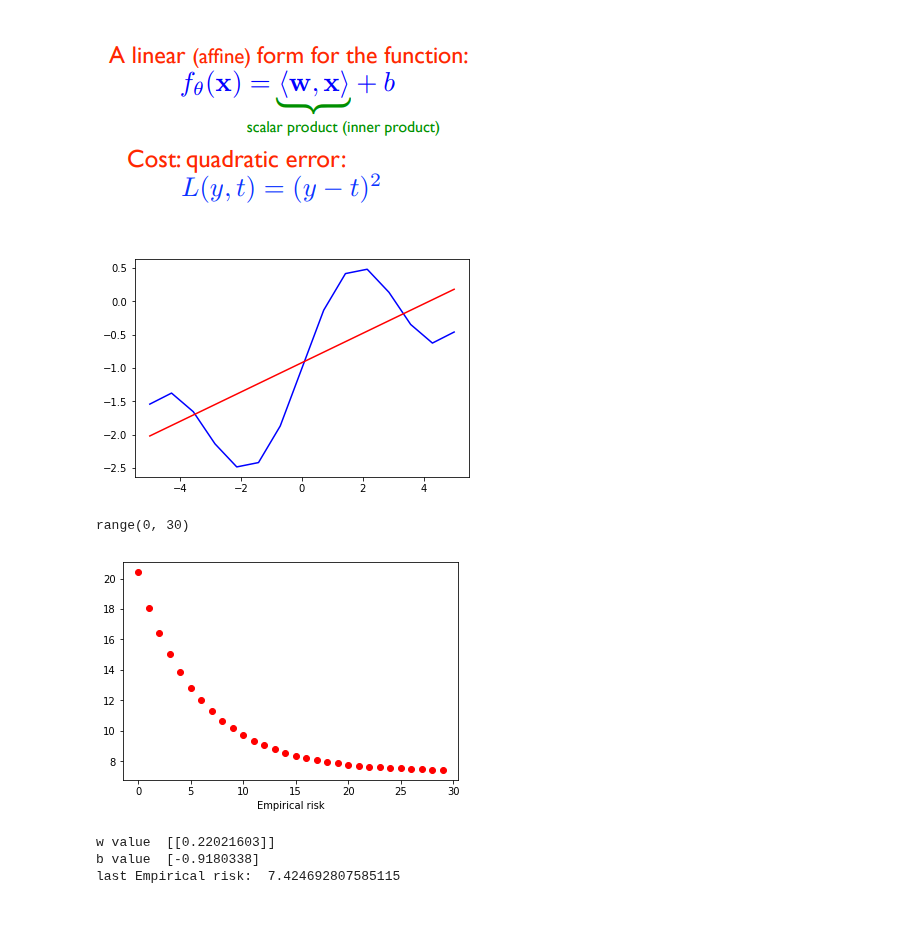
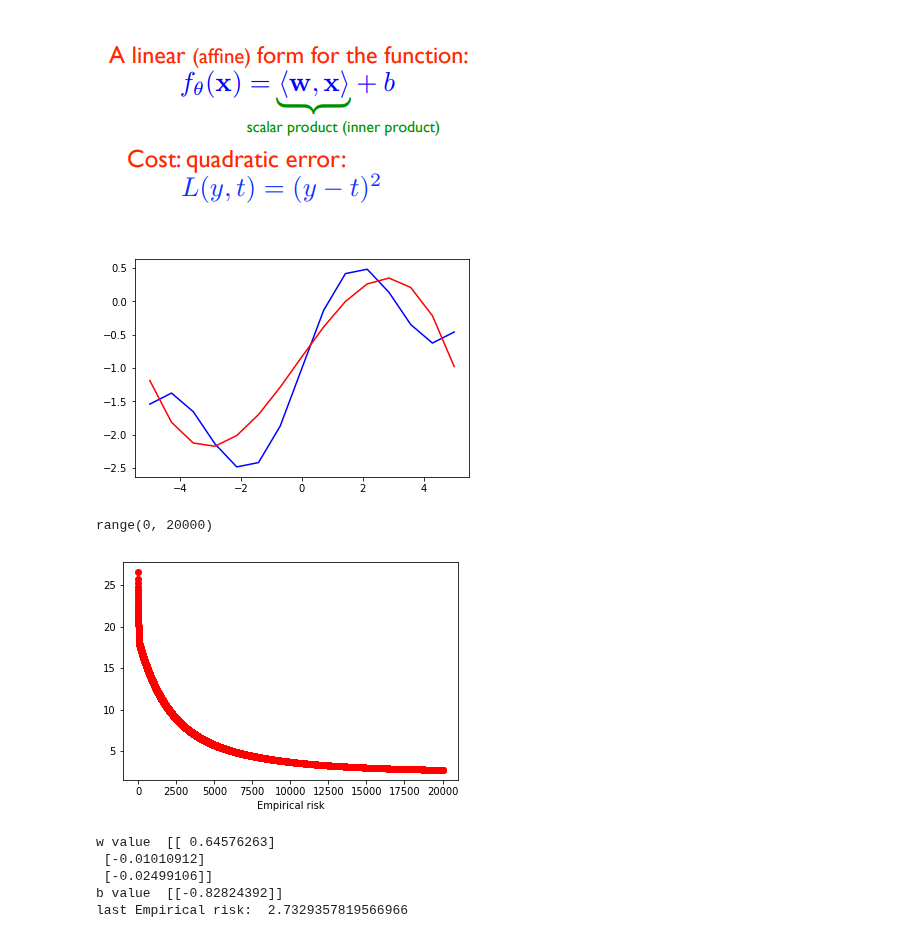
Before and after one commit to marued/IFT6390, a Jupyter notebook: Homeworks/Homework2/testing ground.ipynb, the cells around one changed output. Drawn from its saved outputs; the diff is of its cells as text; code cells hidden in the pictures.

```diff
--- a/Homeworks/Homework2/testing ground.ipynb
+++ b/Homeworks/Homework2/testing ground.ipynb
@@ -8,9 +8,10 @@ import matplotlib.pyplot as plt
 ![image.png](attachment:image.png)
 # %%
 class regression_gradient:
-    def __init__(self, capacityCtrl=1, stepSize=1):
+    def __init__(self, capacityCtrl=1, stepSize=1, l=0):
         self.capacityCtrl = capacityCtrl
         self.stepSize = stepSize
+        self.l = l
 
 
     def ridgeRegularization(self):
@@ -25,22 +26,25 @@ class regression_gradient:
         return empR.reshape((1))[0]
 
     def derivativeW(self, X, T):
-        deriv = 2*X*(self.predict(X) - T) + 2*self.capacityCtrl*np.linalg.norm(self.w)
-        return np.sum(deriv, axis=0) / self.n ## The average of all derivatives
+        deriv = 2*X.T.dot(self.predict(X) - T) + 2*self.capacityCtrl*np.linalg.norm(self.w)
+        avg = deriv / self.n ## The average of all derivatives
+        return avg.reshape((avg.shape[0],1))
 
     def derivativeB(self, X, T):
         deriv = 2*(self.predict(X) - T)
-        return np.sum(deriv, axis=0) / self.n ## The average of all derivatives
+        avg = np.sum(deriv, axis=0) / self.n ## The average of all derivatives
+        return avg.reshape((avg.shape[0],1))
 
     def predict(self, X):
         if (self.d == 1):
             return self.w * X + self.b
-        return self.w.T.dot(X) + self.b
+        value = np.dot(X, self.w) + self.b
+        return value
 
     def learn(self, data, targets, nbSteps = 1000):
-        self.d = data.shape[1]
-        self.n = data.shape[0]
-        self.trainSet = data
+        self.trainSet =  data if self.l == 0 else self.mapToNewDataSet(data)
+        self.d = self.trainSet.shape[1]
+        self.n = self.trainSet.shape[0]
         self.targets = targets
         historyLoss = []
         # init W and b
@@ -58,39 +62,55 @@ class regression_gradient:
             historyLoss.append(self.empiricalRisk(self.trainSet, self.targets))
 
         return historyLoss
+
+    def mapToNewDataSet(self, data):
+        if (data.shape[1] > 1):
+            raise ValueError("The data set input must not containe a vector of scalars. Where 'x' is of dimention 1 for 'n' examples.")
+        initial_n = data.shape[0]
+        newDataSet = np.zeros((initial_n, self.l))
+
+        for i in range(initial_n):
+            for j in range(self.l):
+                if (j == 0):
+                    newDataSet[i][j] = data[i]
+                else:
+                    newDataSet[i][j] = newDataSet[i][j - 1] * data[i]
+
+        return newDataSet
 # %%
-
 def H(data):
     targets = np.sin(data) + 0.3*data -1
     return targets
 
 data = np.linspace(-5., 5., 15)
 data = data.reshape((15,1))
 #print(data)
 targets = H(data)
 #print(targets)
 
-GD = regression_gradient(0,0.04)
-historyLoss = GD.learn(data, targets, 30)
-predictions = GD.predict(data)
+GD = regression_gradient(0.01,0.0001,3)
+historyLoss = GD.learn(data, targets, 20000)
+predictions = GD.predict(data if GD.l == 0 else GD.mapToNewDataSet(data))
 
 plt.plot(data,targets, 'b')
 plt.plot(data,predictions, 'r')
 plt.show()
 
 print (range(0, len(historyLoss)))
 plt.plot(np.arange(len(historyLoss)),historyLoss, 'ro')
 plt.xlabel("Number of passes")
 plt.xlabel("Empirical risk")
 plt.show()
 
 print("w value ", GD.w)
 print("b value ", GD.b)
 print("last Empirical risk: ", historyLoss[-1])
 # %% [output]
-[figure, old version]
+[figure, new version]
-range(0, 30)
+range(0, 20000)
-[figure, old version]
+[figure, new version]
-w value  [[0.22021603]]
-b value  [-0.9180338]
-last Empirical risk:  7.424692807585115
+w value  [[ 0.64576263]
+ [-0.01010912]
+ [-0.02499106]]
+b value  [[-0.82824392]]
+last Empirical risk:  2.7329357819566966
```
